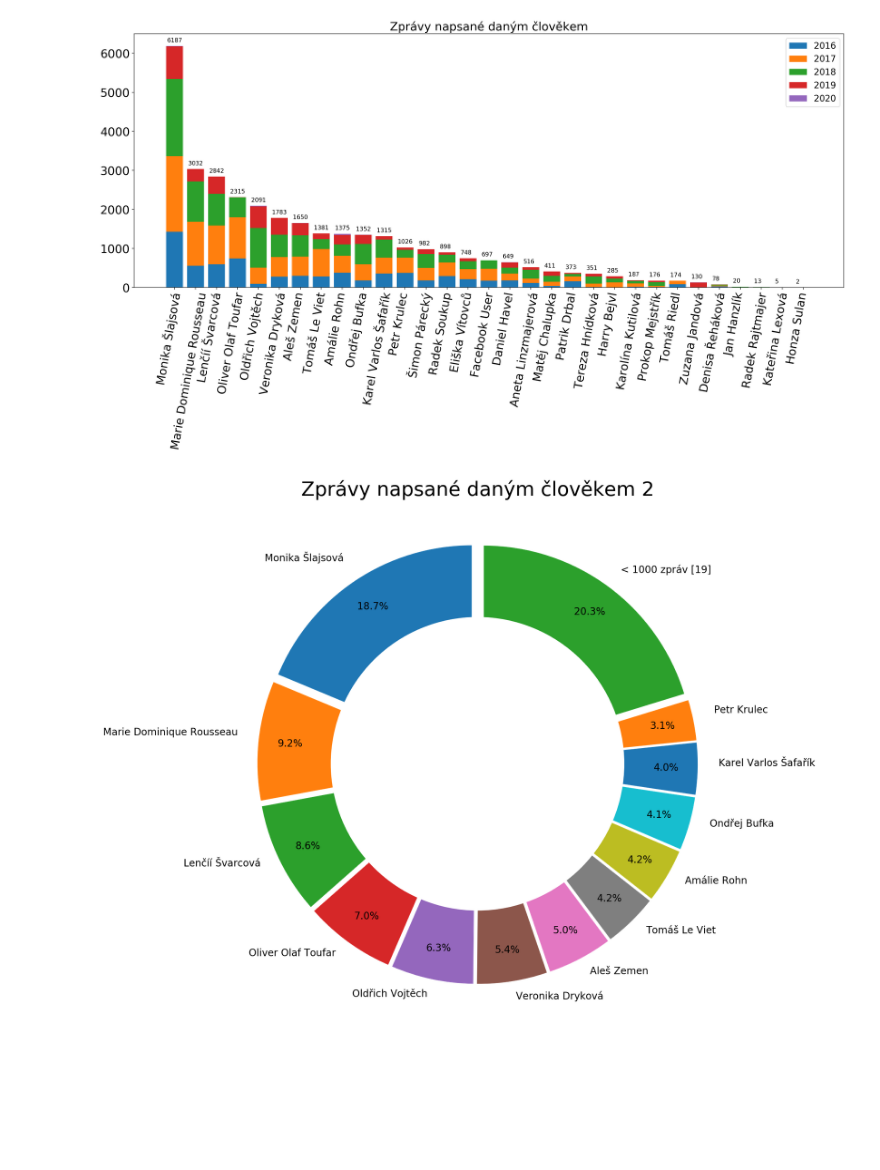
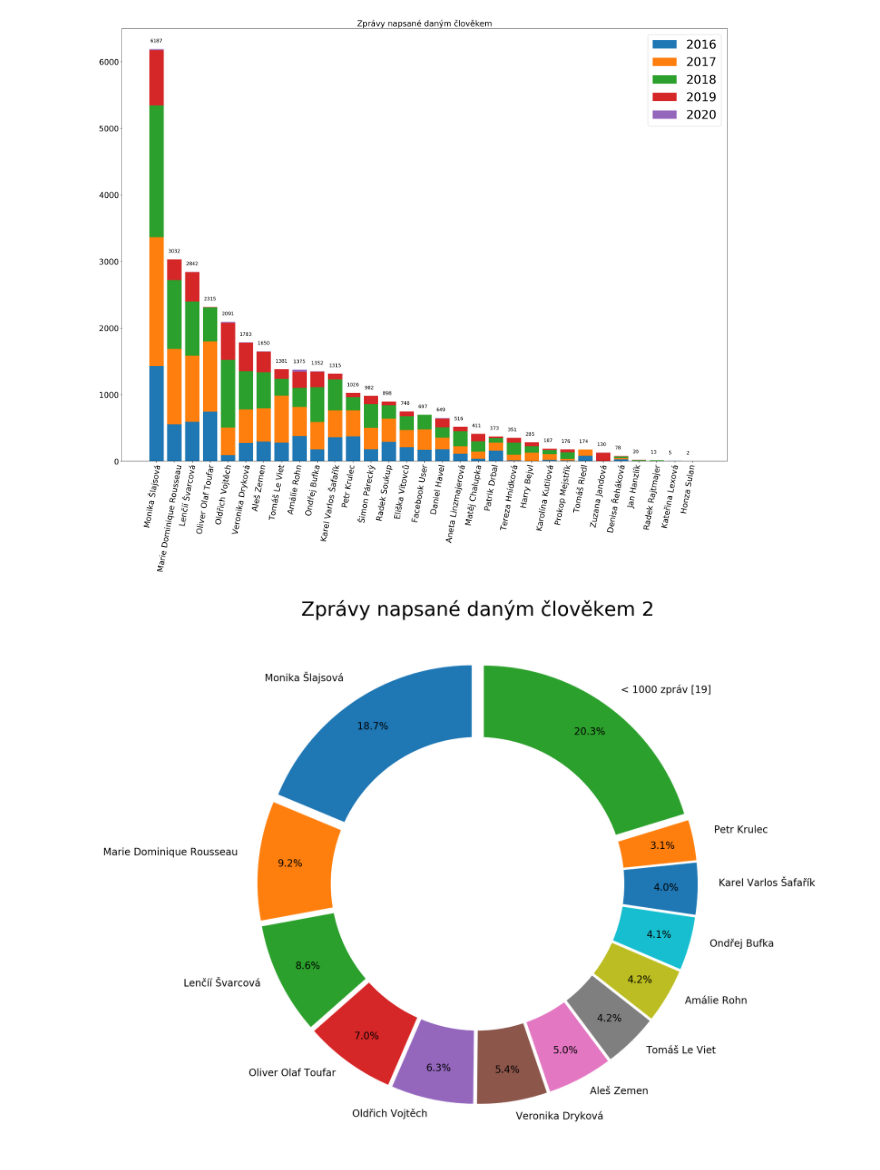
Before and after one commit to b4lldr/spolecenstvo-krabu, a Jupyter notebook: Data Visualization.ipynb, the cells around one changed output. Cells and saved outputs as stored; diff of their text form; code cells hidden in the pictures; blank space fills up the shorter version.

Commit message:
graphs and README update

```diff
--- a/Data Visualization.ipynb
+++ b/Data Visualization.ipynb
@@ -51,38 +51,38 @@ for line in lines:
 file.close()
 
 # plotting
-fig = plt.figure(1, figsize=(48, 8), dpi=200)
+fig = plt.figure(1, figsize=(60, 20), dpi=200)
 chart1 = fig.add_subplot(121)
 
 ## bar creating
 plt.bar(names, mes_2016, label="2016")
 
 plt.bar(names, mes_2017, bottom=mes_2016, label="2017")
 
 tmp = list(map(lambda x,y: x+y, mes_2016,mes_2017))
 plt.bar(names, mes_2018, bottom=tmp, label="2018")
 
 tmp = list(map(lambda x,y: x+y, tmp,mes_2018))
 plt.bar(names, mes_2019, bottom=tmp, label="2019")
 
 tmp = list(map(lambda x,y: x+y, tmp,mes_2019))
 plt.bar(names, mes_2020, bottom=tmp, label="2020")
 
 ## plot info
 plt.title("Zprávy napsané daným člověkem", fontsize=20)
 plt.xticks(rotation=80)
-plt.legend(loc="upper right", fontsize=15)
+plt.legend(loc="upper right", fontsize=30)
 plt.tick_params(labelsize=20)
 
 ### number of messages accurately in the plot
 for i, v in enumerate(mes_total):
-    plt.text(i - 0.35, v + 100, str(v), fontsize=10)
+    plt.text(i - 0.35, v + 100, str(v), fontsize=12)
 
 #plt.savefig('jmena.png', bbox_inches='tight')
 
 plt.show()
 # %% [output]
-[figure, old version]
+[figure, new version]
 # %%
 names = []
 messages = []
```
Also changed, not shown: parts of 3 cells of this notebook, 1 other file.
